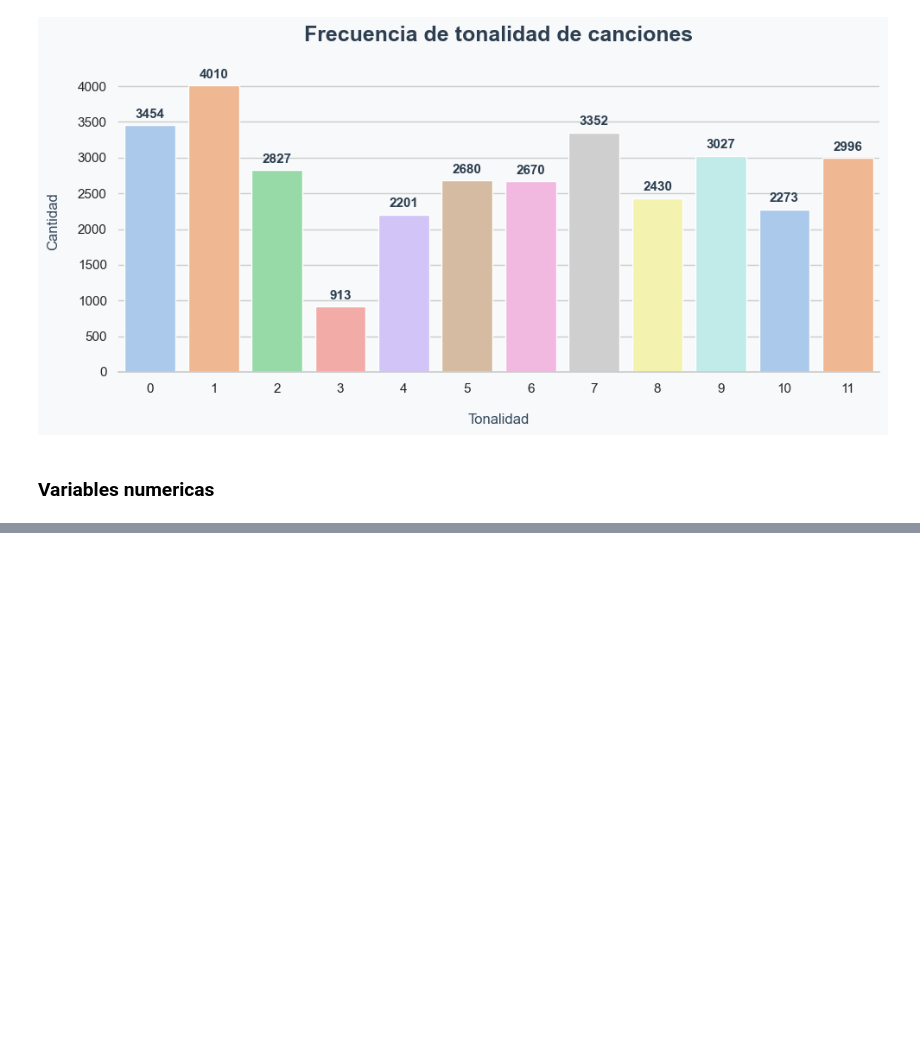
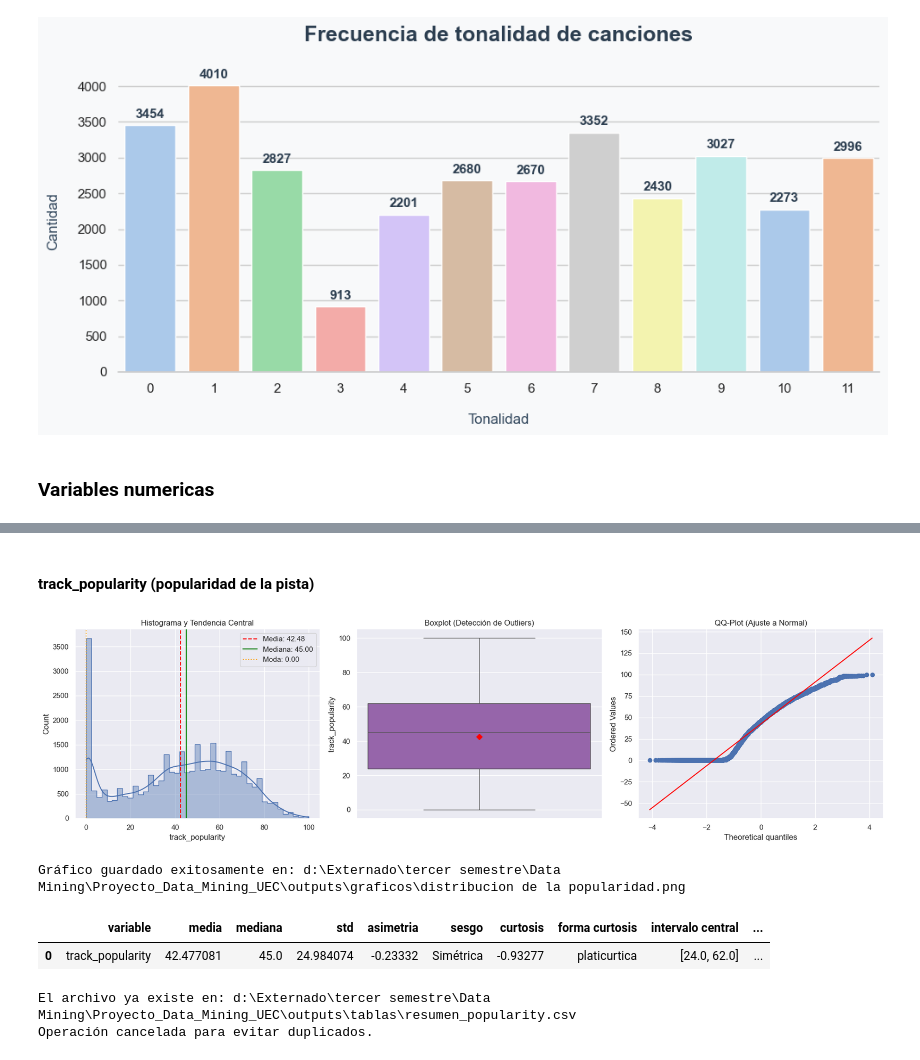
Before and after one commit to juanpablocarrillohortua/Proyecto_Data_Mining_UEC, a Jupyter notebook: notebooks/EDA_&_1st_part_notebook.ipynb, the cells around one changed output, grey strips where cells are left out. Cells and saved outputs as stored; diff of their text form; code cells hidden in the pictures; blank space fills up the shorter version.

```diff
--- a/notebooks/EDA_&_1st_part_notebook.ipynb
+++ b/notebooks/EDA_&_1st_part_notebook.ipynb
@@ -344,0 +512,21 @@ graficas.barplot_discreto(df, "key", titulo="Frecuencia de tonalidad de cancione
+# %% [markdown]
+#### track_popularity (popularidad de la pista)
+# %%
+graficas.graficos_continuos(df, "track_popularity")
+# %% [output]
+[figure, added]
+# %%
+graficas.guardar_grafico("distribucion de la popularidad")
+# %% [output]
+Gráfico guardado exitosamente en: d:\Externado\tercer semestre\Data Mining\Proyecto_Data_Mining_UEC\outputs\graficos\distribucion de la popularidad.png
+# %%
+resumen_popularity = resumen_numerico("track_popularity", screen=False)
+resumen_popularity
+# %% [output]
+|  | variable | media | mediana | std | asimetria | sesgo | curtosis | forma curtosis | intervalo central | ... |
+| 0 | track_popularity | 42.477081 | 45.0 | 24.984074 | -0.23332 | Simétrica | -0.93277 | platicurtica | [24.0, 62.0] | ... |
+# %%
+saver.guardar_csv(resumen_popularity, "resumen_popularity.csv")
+# %% [output]
+El archivo ya existe en: d:\Externado\tercer semestre\Data Mining\Proyecto_Data_Mining_UEC\outputs\tablas\resumen_popularity.csv
+Operación cancelada para evitar duplicados.
```
Also changed, not shown: parts of 28 cells of this notebook, 8 other files.
